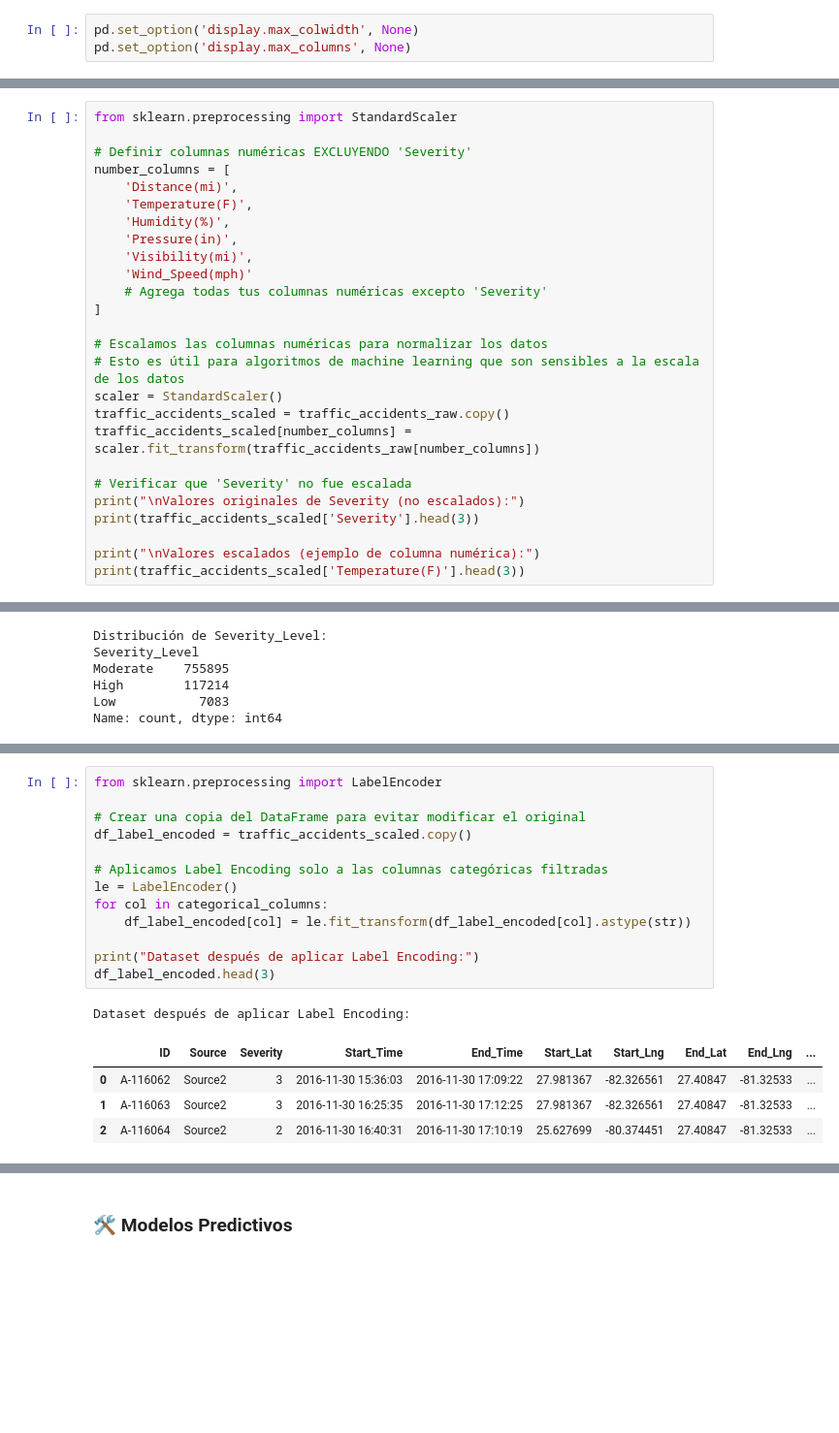
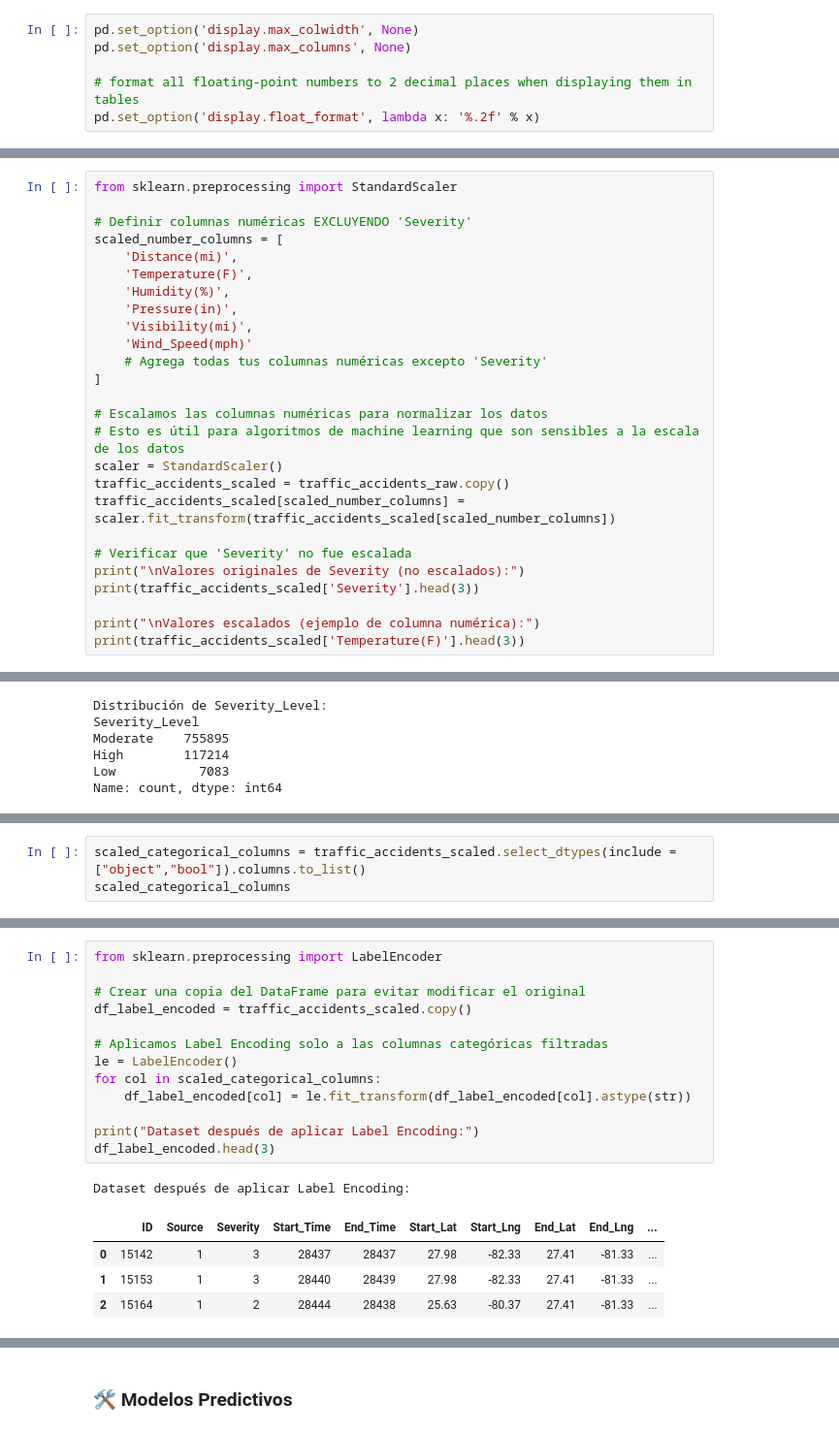
Before and after one commit to edegraciab/final_project, a Jupyter notebook: notebooks/03.EDA_FL.ipynb, the cells around one changed output, grey strips where cells are left out. Shown at 97% size. Drawn from its saved outputs; the diff is of its cells as text; blank space fills up the shorter version.

```diff
--- a/notebooks/03.EDA_FL.ipynb
+++ b/notebooks/03.EDA_FL.ipynb
@@ -7,6 +7,9 @@ import plotly.express as px
 # %%
 pd.set_option('display.max_colwidth', None)
 pd.set_option('display.max_columns', None)
+
+# format all floating-point numbers to 2 decimal places when displaying them in tables
+pd.set_option('display.float_format', lambda x: '%.2f' % x)
 # %%
 csv_file = 'data/US_Accidents_FL.csv'
 
@@ -314,7 +411,7 @@ plt.show()
 from sklearn.preprocessing import StandardScaler
 
 # Definir columnas numéricas EXCLUYENDO 'Severity'
-number_columns = [
+scaled_number_columns = [
     'Distance(mi)',
     'Temperature(F)',
     'Humidity(%)',
@@ -328,7 +425,7 @@ number_columns = [
 # Esto es útil para algoritmos de machine learning que son sensibles a la escala de los datos
 scaler = StandardScaler()
 traffic_accidents_scaled = traffic_accidents_raw.copy()
-traffic_accidents_scaled[number_columns] = scaler.fit_transform(traffic_accidents_raw[number_columns])
+traffic_accidents_scaled[scaled_number_columns] = scaler.fit_transform(traffic_accidents_scaled[scaled_number_columns])
 
 # Verificar que 'Severity' no fue escalada
 print("\nValores originales de Severity (no escalados):")
@@ -366,0 +497,3 @@ Name: count, dtype: int64
+# %%
+scaled_categorical_columns = traffic_accidents_scaled.select_dtypes(include = ["object","bool"]).columns.to_list()
+scaled_categorical_columns
@@ -367,19 +518,19 @@ Name: count, dtype: int64
 # %%
 from sklearn.preprocessing import LabelEncoder
 
 # Crear una copia del DataFrame para evitar modificar el original
 df_label_encoded = traffic_accidents_scaled.copy()
 
 # Aplicamos Label Encoding solo a las columnas categóricas filtradas
 le = LabelEncoder()
-for col in categorical_columns:
+for col in scaled_categorical_columns:
     df_label_encoded[col] = le.fit_transform(df_label_encoded[col].astype(str))
 
 print("Dataset después de aplicar Label Encoding:")
 df_label_encoded.head(3)
 # %% [output]
 Dataset después de aplicar Label Encoding:
 |  | ID | Source | Severity | Start_Time | End_Time | Start_Lat | Start_Lng | End_Lat | End_Lng | ... |
-| 0 | A-116062 | Source2 | 3 | 2016-11-30 15:36:03 | 2016-11-30 17:09:22 | 27.981367 | -82.326561 | 27.40847 | -81.32533 | ... |
-| 1 | A-116063 | Source2 | 3 | 2016-11-30 16:25:35 | 2016-11-30 17:12:25 | 27.981367 | -82.326561 | 27.40847 | -81.32533 | ... |
-| 2 | A-116064 | Source2 | 2 | 2016-11-30 16:40:31 | 2016-11-30 17:10:19 | 25.627699 | -80.374451 | 27.40847 | -81.32533 | ... |
+| 0 | 15142 | 1 | 3 | 28437 | 28437 | 27.98 | -82.33 | 27.41 | -81.33 | ... |
+| 1 | 15153 | 1 | 3 | 28440 | 28439 | 27.98 | -82.33 | 27.41 | -81.33 | ... |
+| 2 | 15164 | 1 | 2 | 28444 | 28438 | 25.63 | -80.37 | 27.41 | -81.33 | ... |
```
Also changed, not shown: parts of 23 cells of this notebook.
